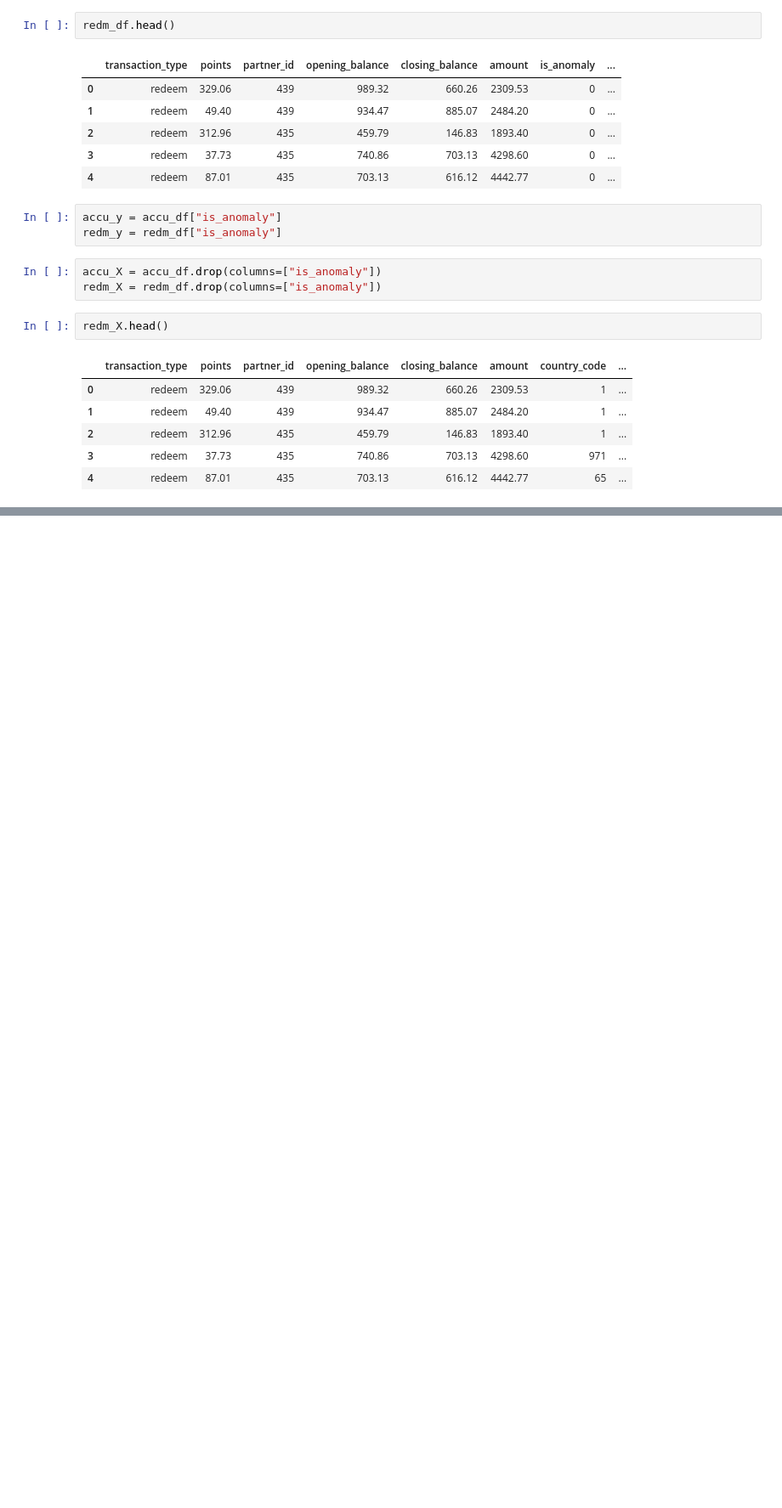
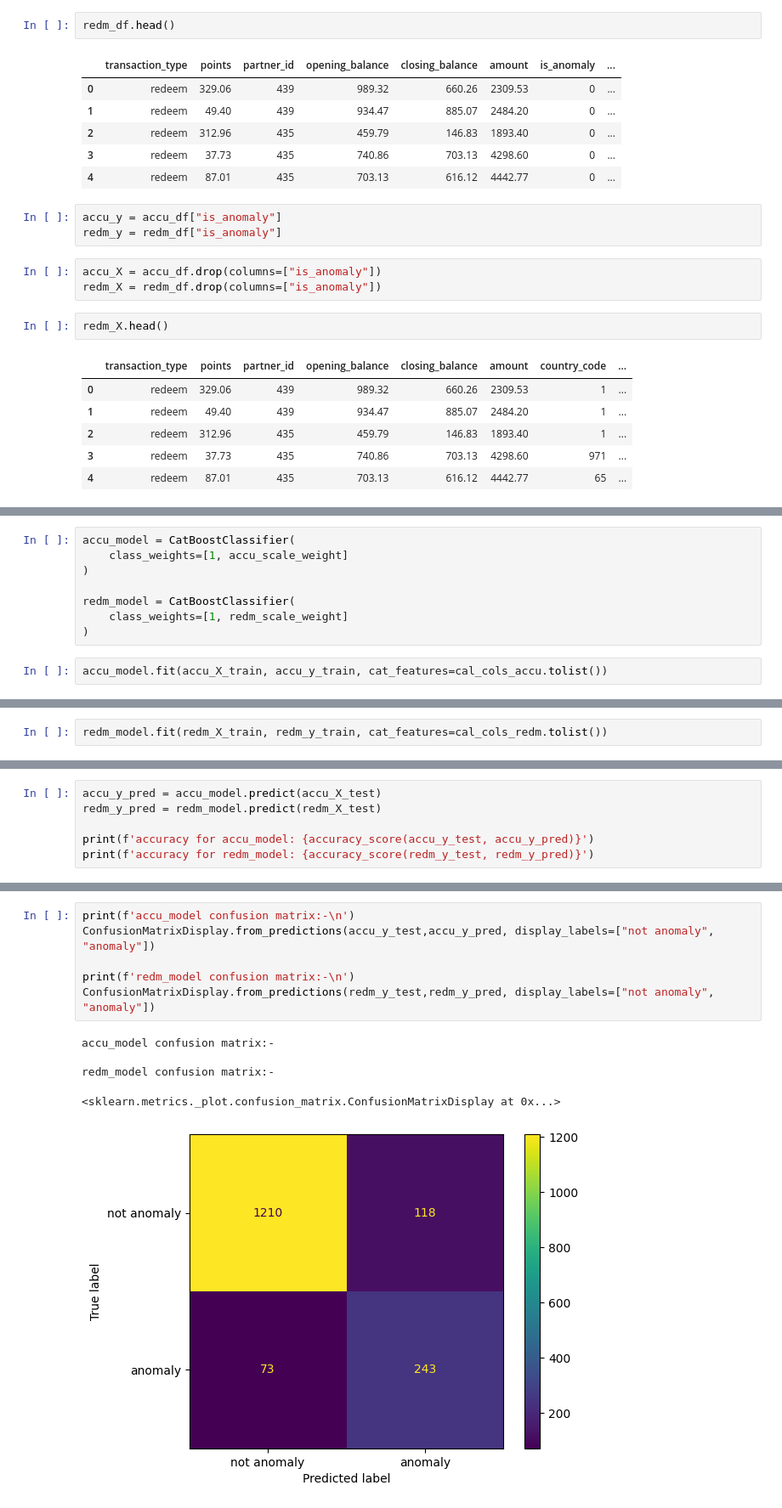
Before and after one commit to CodeMarshall21/Anomaly-Detection, a Jupyter notebook: binary-classif.ipynb, the cells around one changed output, grey strips where cells are left out. Shown at 85% size. Cells and saved outputs as stored; diff of their text form; blank space fills up the shorter version.

Commit message:
binary-classif model

```diff
--- a/binary-classif.ipynb
+++ b/binary-classif.ipynb
@@ -219,0 +255,10 @@ redm_X.head()
+# %%
+accu_model = CatBoostClassifier(
+    class_weights=[1, accu_scale_weight]
+)
+
+redm_model = CatBoostClassifier(
+    class_weights=[1, redm_scale_weight]
+)
+# %%
+accu_model.fit(accu_X_train, accu_y_train, cat_features=cal_cols_accu.tolist())
@@ -219,0 +284,2 @@ redm_X.head()
+# %%
+redm_model.fit(redm_X_train, redm_y_train, cat_features=cal_cols_redm.tolist())
@@ -219,0 +305,6 @@ redm_X.head()
+# %%
+accu_y_pred = accu_model.predict(accu_X_test)
+redm_y_pred = redm_model.predict(redm_X_test)
+
+print(f'accuracy for accu_model: {accuracy_score(accu_y_test, accu_y_pred)}')
+print(f'accuracy for redm_model: {accuracy_score(redm_y_test, redm_y_pred)}')
@@ -219,0 +337,12 @@ redm_X.head()
+# %%
+print(f'accu_model confusion matrix:-\n')
+ConfusionMatrixDisplay.from_predictions(accu_y_test,accu_y_pred, display_labels=["not anomaly", "anomaly"])
+
+print(f'redm_model confusion matrix:-\n')
+ConfusionMatrixDisplay.from_predictions(redm_y_test,redm_y_pred, display_labels=["not anomaly", "anomaly"])
+# %% [output]
+accu_model confusion matrix:-
+
+redm_model confusion matrix:-
+<sklearn.metrics._plot.confusion_matrix.ConfusionMatrixDisplay at 0x...>
+[figure, added]
```
Also changed, not shown: parts of 23 cells of this notebook, 6 other files.
